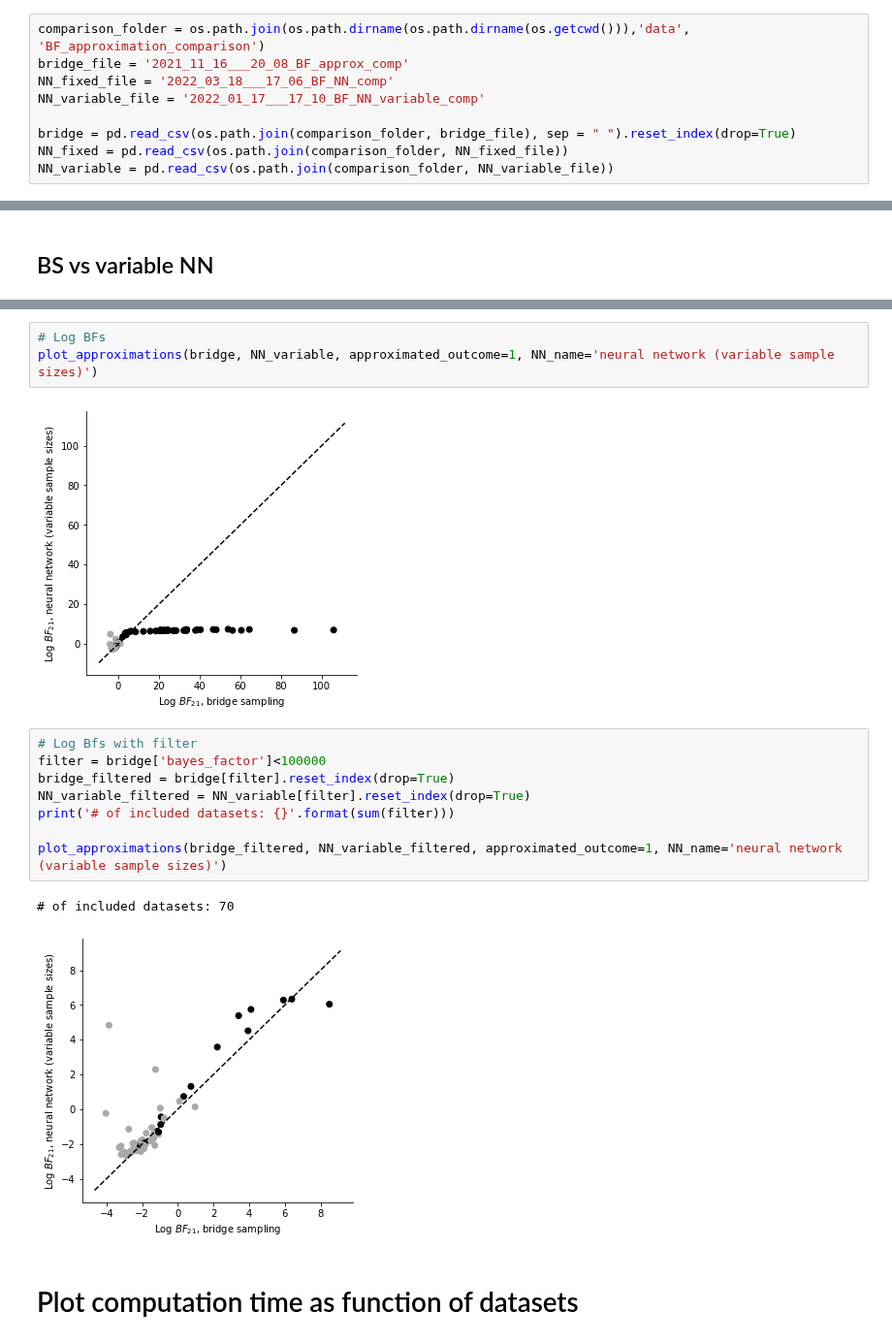
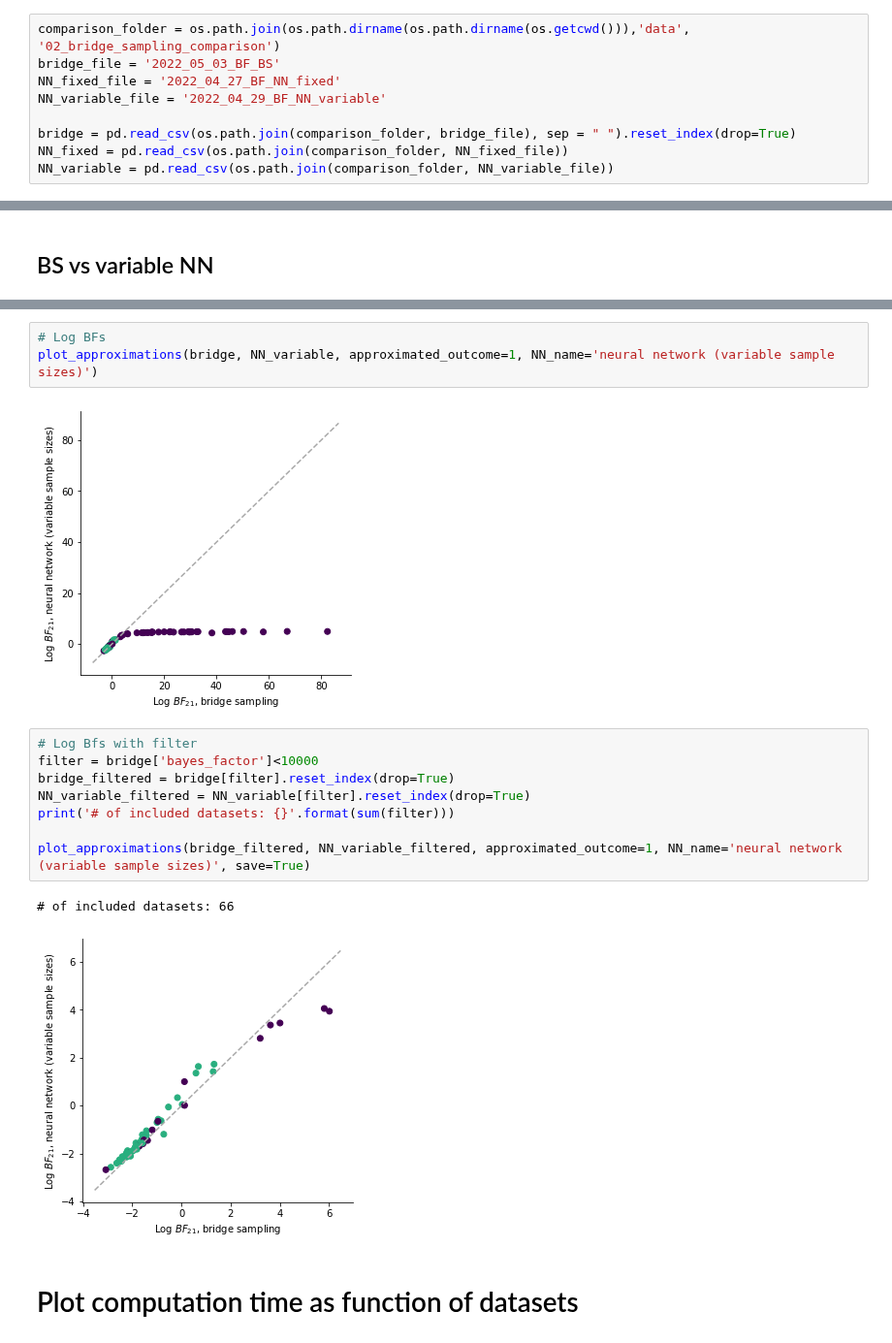
Before and after one commit to elseml/DeepHierarchicalModelComparison, a Jupyter notebook: notebooks/02_bridge_sampling_comparison/bridge_sampling_comparison.ipynb, the cells around one changed output, grey strips where cells are left out. Shown at 97% size. Drawn from its saved outputs; the diff is of its cells as text.

```diff
--- a/notebooks/02_bridge_sampling_comparison/bridge_sampling_comparison.ipynb
+++ b/notebooks/02_bridge_sampling_comparison/bridge_sampling_comparison.ipynb
@@ -17,10 +17,10 @@ from sklearn.metrics import roc_auc_score
 # %% [markdown]
 # Load data
 # %%
-comparison_folder = os.path.join(os.path.dirname(os.path.dirname(os.getcwd())),'data', 'BF_approximation_comparison')
-bridge_file = '2021_11_16___20_08_BF_approx_comp'
-NN_fixed_file = '2022_03_18___17_06_BF_NN_comp'
-NN_variable_file = '2022_01_17___17_10_BF_NN_variable_comp'
+comparison_folder = os.path.join(os.path.dirname(os.path.dirname(os.getcwd())),'data', '02_bridge_sampling_comparison')
+bridge_file = '2022_05_03_BF_BS'
+NN_fixed_file = '2022_04_27_BF_NN_fixed'
+NN_variable_file = '2022_04_29_BF_NN_variable'
 
 bridge = pd.read_csv(os.path.join(comparison_folder, bridge_file), sep = " ").reset_index(drop=True)
 NN_fixed = pd.read_csv(os.path.join(comparison_folder, NN_fixed_file))
@@ -137,18 +134,18 @@ plot_approximations(bridge, NN_variable, approximated_outcome=0, NN_name='neural
 # Log BFs
 plot_approximations(bridge, NN_variable, approximated_outcome=1, NN_name='neural network (variable sample sizes)')
 # %% [output]
-[figure, old version]
+[figure, new version]
 # %%
 # Log Bfs with filter
-filter = bridge['bayes_factor']<100000
+filter = bridge['bayes_factor']<10000
 bridge_filtered = bridge[filter].reset_index(drop=True)
 NN_variable_filtered = NN_variable[filter].reset_index(drop=True)
 print('# of included datasets: {}'.format(sum(filter)))
 
-plot_approximations(bridge_filtered, NN_variable_filtered, approximated_outcome=1, NN_name='neural network (variable sample sizes)')
+plot_approximations(bridge_filtered, NN_variable_filtered, approximated_outcome=1, NN_name='neural network (variable sample sizes)', save=True)
 # %% [output]
-# of included datasets: 70
+# of included datasets: 66
-[figure, old version]
+[figure, new version]
 # %% [markdown]
 # Plot computation time as function of datasets
 # %%
```
Also changed, not shown: parts of 16 cells of this notebook, 5 other files.
